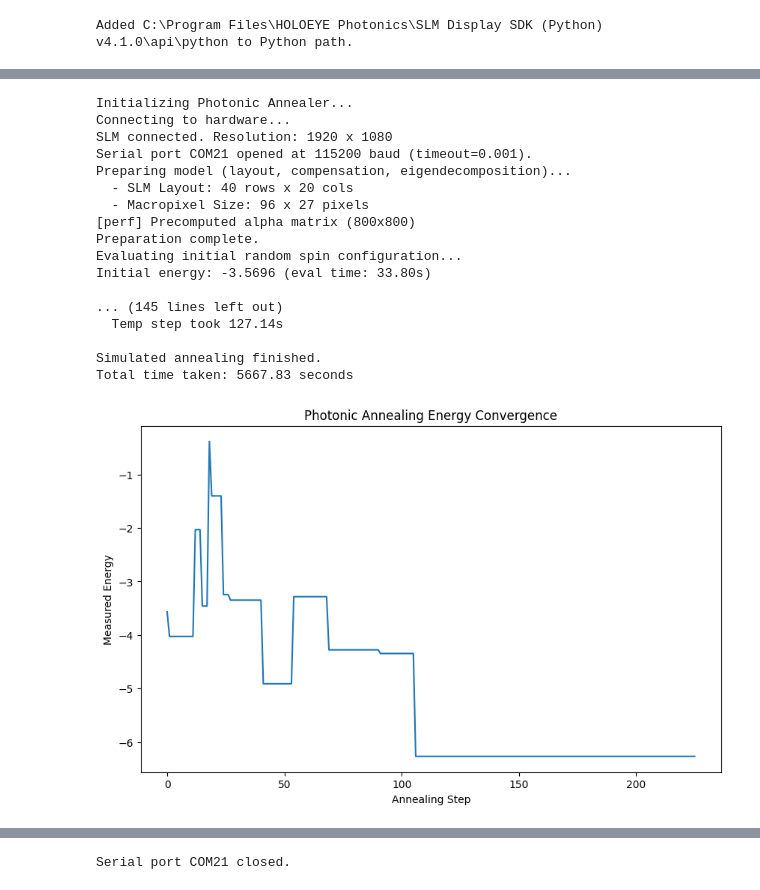
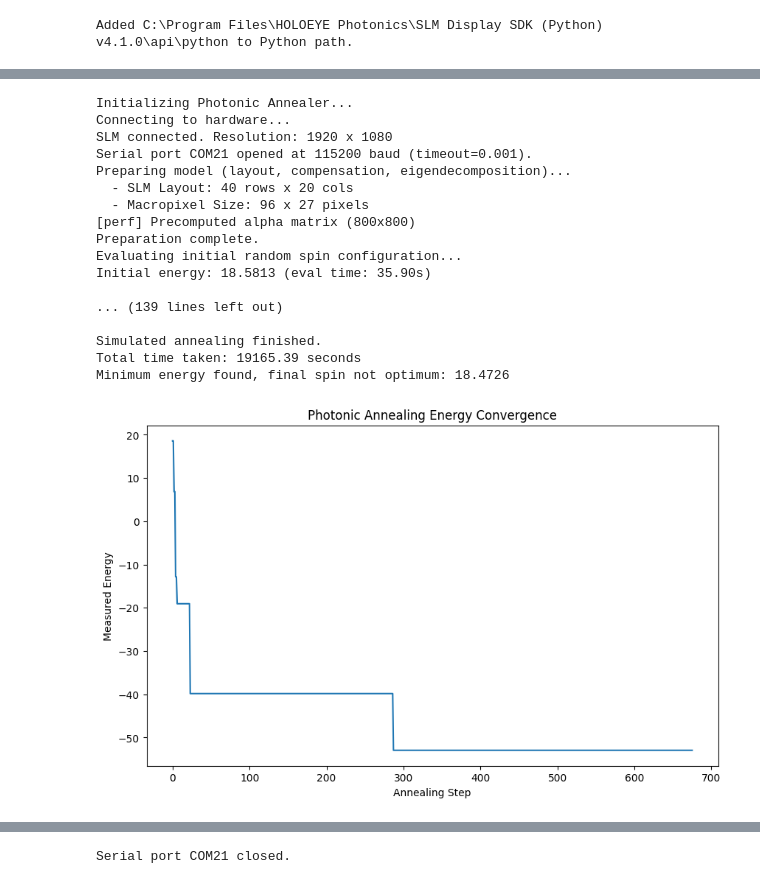
Before and after one commit to harsha-helix/compact-slim, a Jupyter notebook: test_vecotrization.ipynb, the cells around one changed output, grey strips where cells are left out. Drawn from its saved outputs; the diff is of its cells as text; code cells hidden in the pictures.

```diff
--- a/test_vecotrization.ipynb
+++ b/test_vecotrization.ipynb
@@ -20,0 +1066,2 @@ Added C:\Program Files\HOLOEYE Photonics\SLM Display SDK (Python) v4.1.0\api\pyt
+# %%
+j, h, offset =qubo_to_ising(qubo)
@@ -43,0 +1413,19 @@ Adj = data_loader(filename)
+# %%
+from HEDS import *
+from HEDS import holoeye_slmdisplaysdk_slm as heds
+
+def connect_slm():
+    heds.SDK.Init(4,1)
+    slm = heds.SLM.Init(openPreview=True, previewScale=1)
+
+    # Check for errors
+    if slm.errorCode() != heds.HEDSERR_NoError:
+        print(f"Error connecting to SLM: {heds.SDK.errorString(slm.errorCode())}")
+    else:
+        # 3. If the connection is successful, you can now display data on the SLM.
+        #    Here, we'll just show a blank screen.
+        slm.showBlankScreen(000) # Show a mid-gray screen
+        print("connected")
+    return slm
+# %%
+slm = connect_slm()
@@ -314,7 +2008,7 @@ def create_adjacency_matrix(filepath):
 
 if __name__ == "__main__":
     # The file you uploaded
-    FILE_PATH = 'G11.txt'
+    FILE_PATH = 'G17.txt'
 
     matrix = create_adjacency_matrix(FILE_PATH)
 
@@ -351,39 +2153,39 @@ Top-left 5x5 corner of the matrix:
 # %%
-Gset_800 = PhotonicAnnealer(matrix, 1000, 1000)
+Gset_800 = PhotonicAnnealer(-1*matrix, 1000, 1000)
 
 # --- 3. Define Annealing Parameters ---
 INITIAL_TEMP = 1.0
 FINAL_TEMP = 0.1
 COOLING_RATE = 0.95
-STEPS_PER_TEMP = 5 # Set low for testing, increase for real runs
+STEPS_PER_TEMP = 15 # Set low for testing, increase for real runs
 
 import logging
 
 
 final_spins, energy_data = Gset_800.run_annealing(
             initial_temp=INITIAL_TEMP,
             final_temp=FINAL_TEMP,
             cooling_rate=COOLING_RATE,
             steps_per_temp=STEPS_PER_TEMP
         )
 # %% [output]
 Initializing Photonic Annealer...
 Connecting to hardware...
 SLM connected. Resolution: 1920 x 1080
 Serial port COM21 opened at 115200 baud (timeout=0.001).
 Preparing model (layout, compensation, eigendecomposition)...
   - SLM Layout: 40 rows x 20 cols
   - Macropixel Size: 96 x 27 pixels
 [perf] Precomputed alpha matrix (800x800)
 Preparation complete.
 Evaluating initial random spin configuration...
-Initial energy: -3.5696 (eval time: 33.80s)
+Initial energy: 18.5813 (eval time: 35.90s)
 
-... (145 lines left out)
-  Temp step took 127.14s
+... (139 lines left out)
 
 Simulated annealing finished.
-Total time taken: 5667.83 seconds
+Total time taken: 19165.39 seconds
+Minimum energy found, final spin not optimum: 18.4726
-[figure, old version]
+[figure, new version]
 # %%
 import time
```
Also changed, not shown: parts of 61 cells of this notebook, 19 other files.
